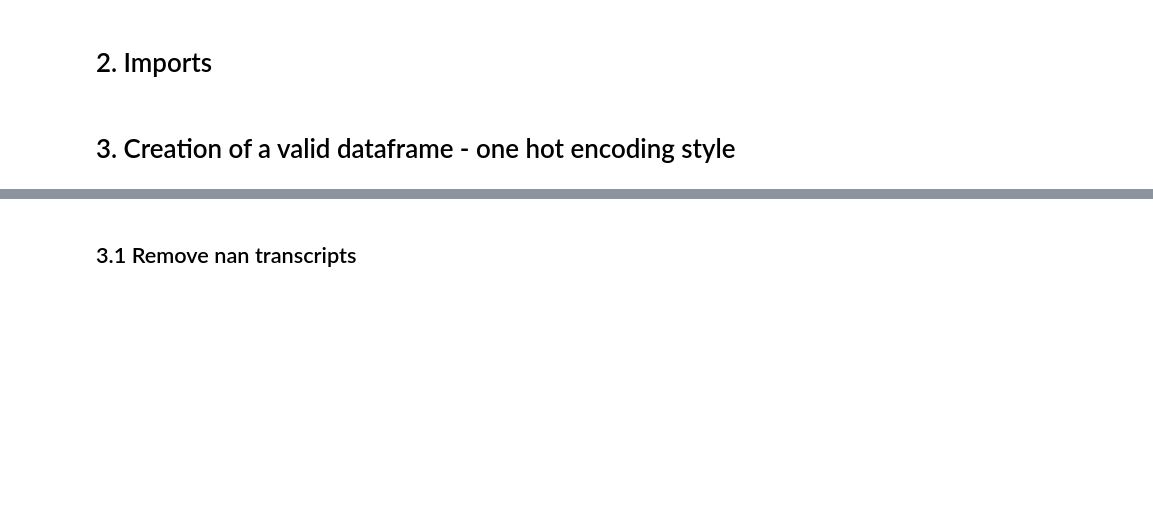
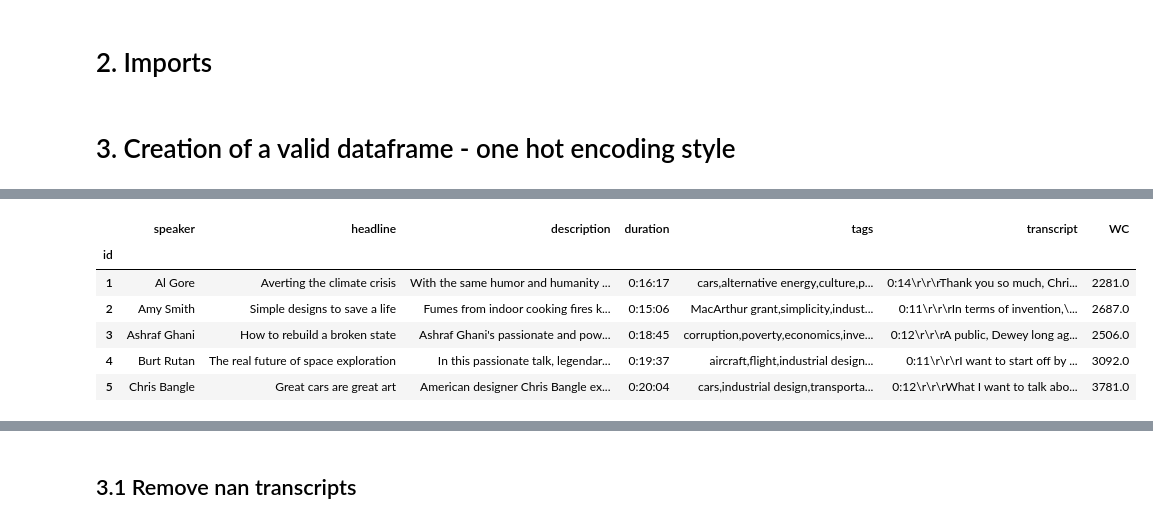
Before and after one commit to GlennChia/50_038_cds_project, a Jupyter notebook: notebooks/models/01_document_model.ipynb, the cells around one changed output, grey strips where cells are left out. Saved outputs shown, nothing was run; the diff lists cells and outputs as text; code cells hidden in the pictures; blank space fills up the shorter version.

```diff
--- a/notebooks/models/01_document_model.ipynb
+++ b/notebooks/models/01_document_model.ipynb
@@ -26,3 +19,14 @@ df.head()
+# %%
+df = pd.read_parquet(DATA_DIR + INPUT_FILE_NAME)
+df.head()
+# %% [output]
+|  | speaker | headline | description | duration | tags | transcript | WC |
+| id |  |  |  |  |  |  |  |
+| 1 | Al Gore | Averting the climate crisis | With the same humor and humanity ... | 0:16:17 | cars,alternative energy,culture,p... | 0:14\r\r\rThank you so much, Chri... | 2281.0 |
+| 2 | Amy Smith | Simple designs to save a life | Fumes from indoor cooking fires k... | 0:15:06 | MacArthur grant,simplicity,indust... | 0:11\r\r\rIn terms of invention,\... | 2687.0 |
+| 3 | Ashraf Ghani | How to rebuild a broken state | Ashraf Ghani's passionate and pow... | 0:18:45 | corruption,poverty,economics,inve... | 0:12\r\r\rA public, Dewey long ag... | 2506.0 |
+| 4 | Burt Rutan | The real future of space exploration | In this passionate talk, legendar... | 0:19:37 | aircraft,flight,industrial design... | 0:11\r\r\rI want to start off by ... | 3092.0 |
+| 5 | Chris Bangle | Great cars are great art | American designer Chris Bangle ex... | 0:20:04 | cars,industrial design,transporta... | 0:12\r\r\rWhat I want to talk abo... | 3781.0 |
 # %%
 df.iloc[:,:15].info()
 # %% [output]
```
Also changed, not shown: parts of 14 cells of this notebook, 11 other files.
